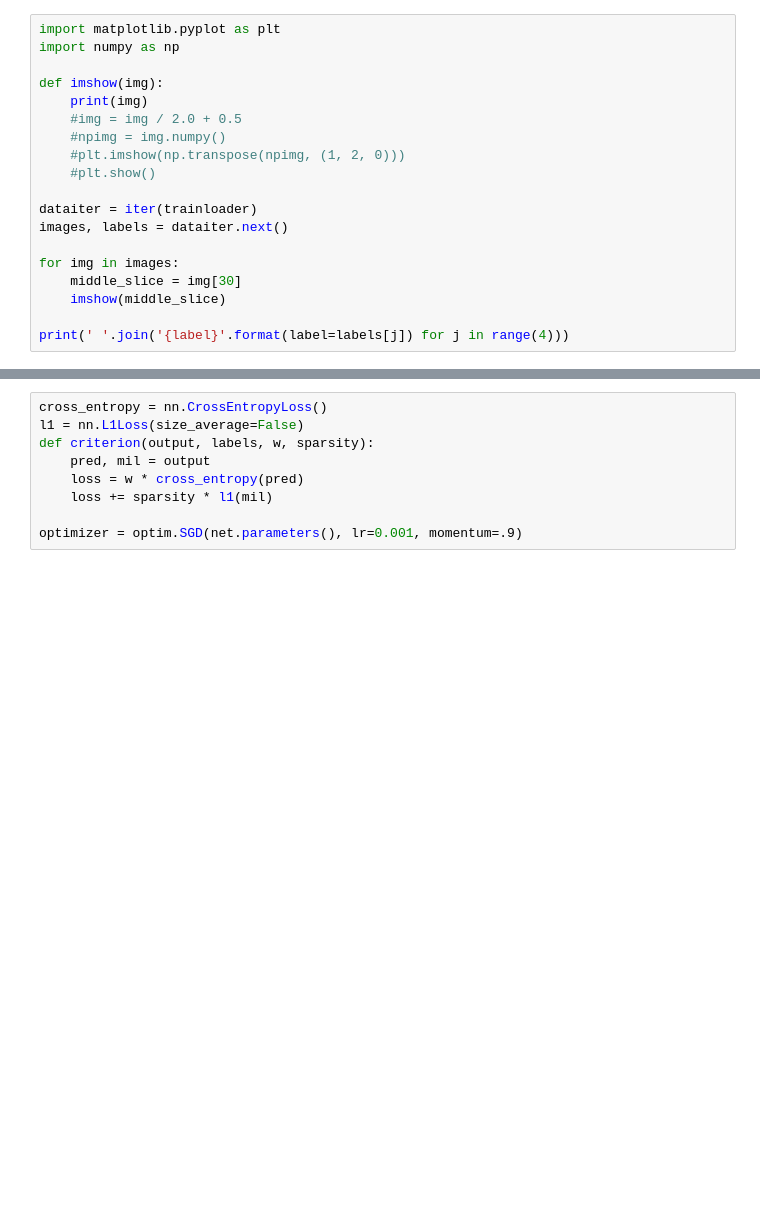
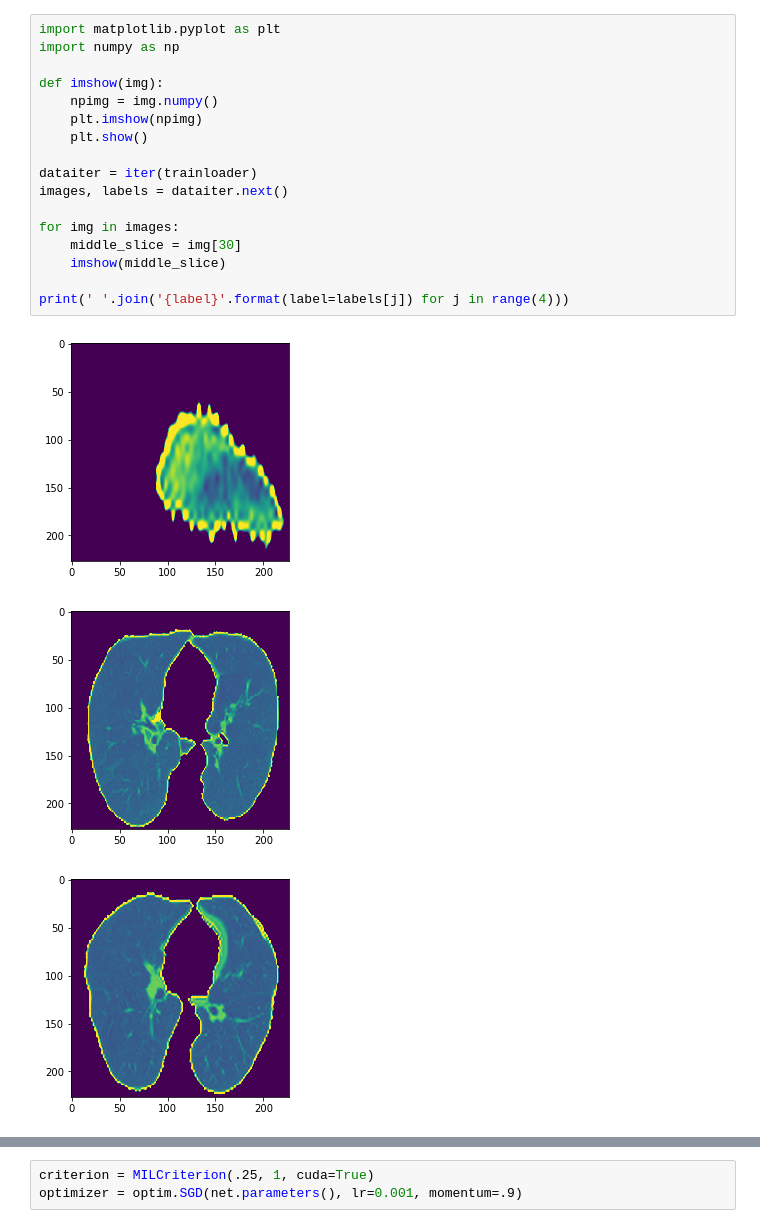
Before and after one commit to jwde/lungcancerDL, a Jupyter notebook: vgg_mil.ipynb, the cells around one changed output, grey strips where cells are left out. Saved outputs shown, nothing was run; the diff lists cells and outputs as text; blank space fills up the shorter version.

```diff
--- a/vgg_mil.ipynb
+++ b/vgg_mil.ipynb
@@ -35,20 +55,21 @@ testloader = torch.utils.data.DataLoader(testset, batch_size=4, shuffle=False, n
 # %%
 import matplotlib.pyplot as plt
 import numpy as np
 
 def imshow(img):
-    print(img)
-    #img = img / 2.0 + 0.5
-    #npimg = img.numpy()
-    #plt.imshow(np.transpose(npimg, (1, 2, 0)))
-    #plt.show()
+    npimg = img.numpy()
+    plt.imshow(npimg)
+    plt.show()
 
 dataiter = iter(trainloader)
 images, labels = dataiter.next()
 
 for img in images:
     middle_slice = img[30]
     imshow(middle_slice)
 
 print(' '.join('{label}'.format(label=labels[j]) for j in range(4)))
 # %% [output]
+[figure, added]
+[figure, added]
+[figure, added]
@@ -72,12 +88,6 @@ print(' '.join('{label}'.format(label=labels[j]) for j in range(4)))
-# %%
-cross_entropy = nn.CrossEntropyLoss()
-l1 = nn.L1Loss(size_average=False)
-def criterion(output, labels, w, sparsity):
-    pred, mil = output
-    loss = w * cross_entropy(pred)
-    loss += sparsity * l1(mil)
-
-optimizer = optim.SGD(net.parameters(), lr=0.001, momentum=.9)
+# %%
+criterion = MILCriterion(.25, 1, cuda=True)
+optimizer = optim.SGD(net.parameters(), lr=0.001, momentum=.9)
 # %%
 net = net.cuda()
 for epoch in range(2):
```
Also changed, not shown: parts of 7 cells of this notebook, 2 other files.
